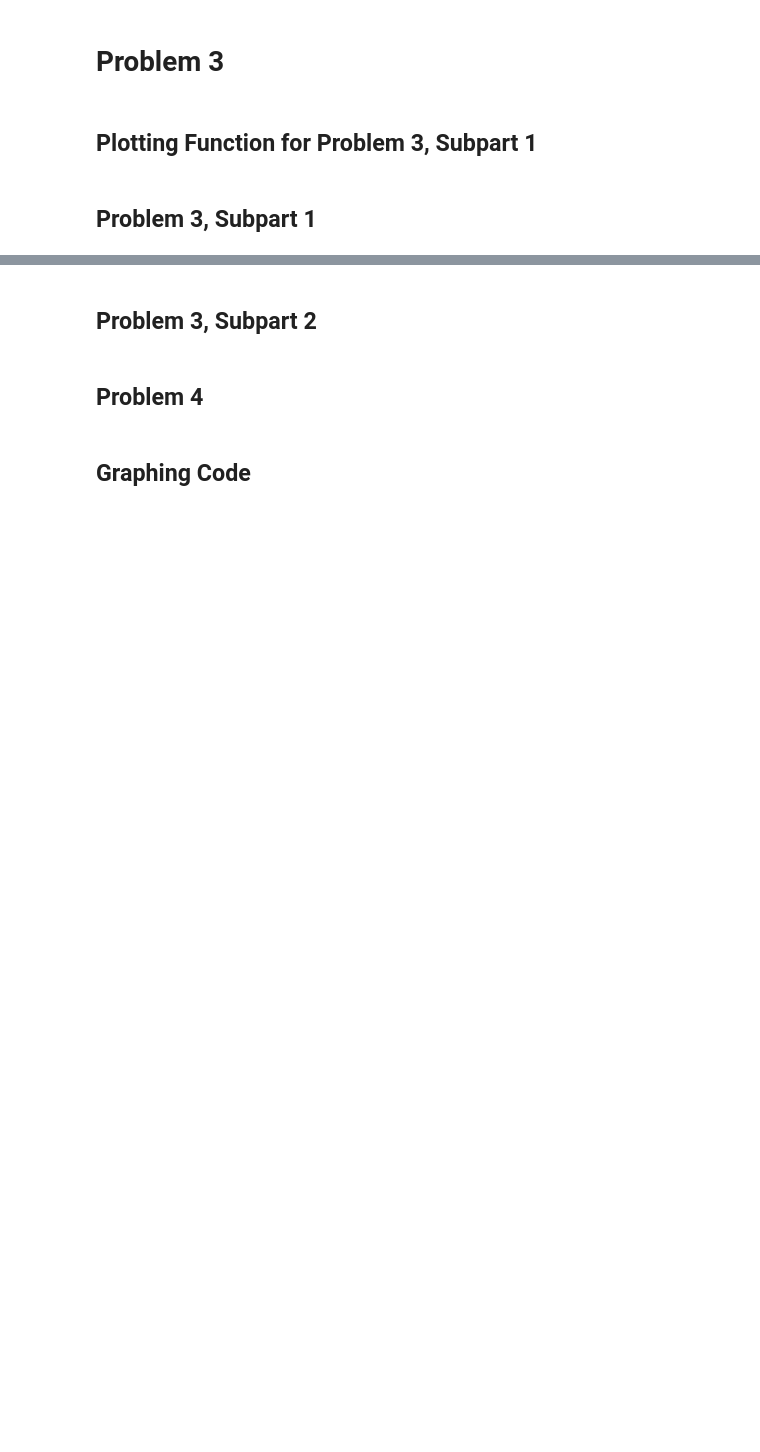
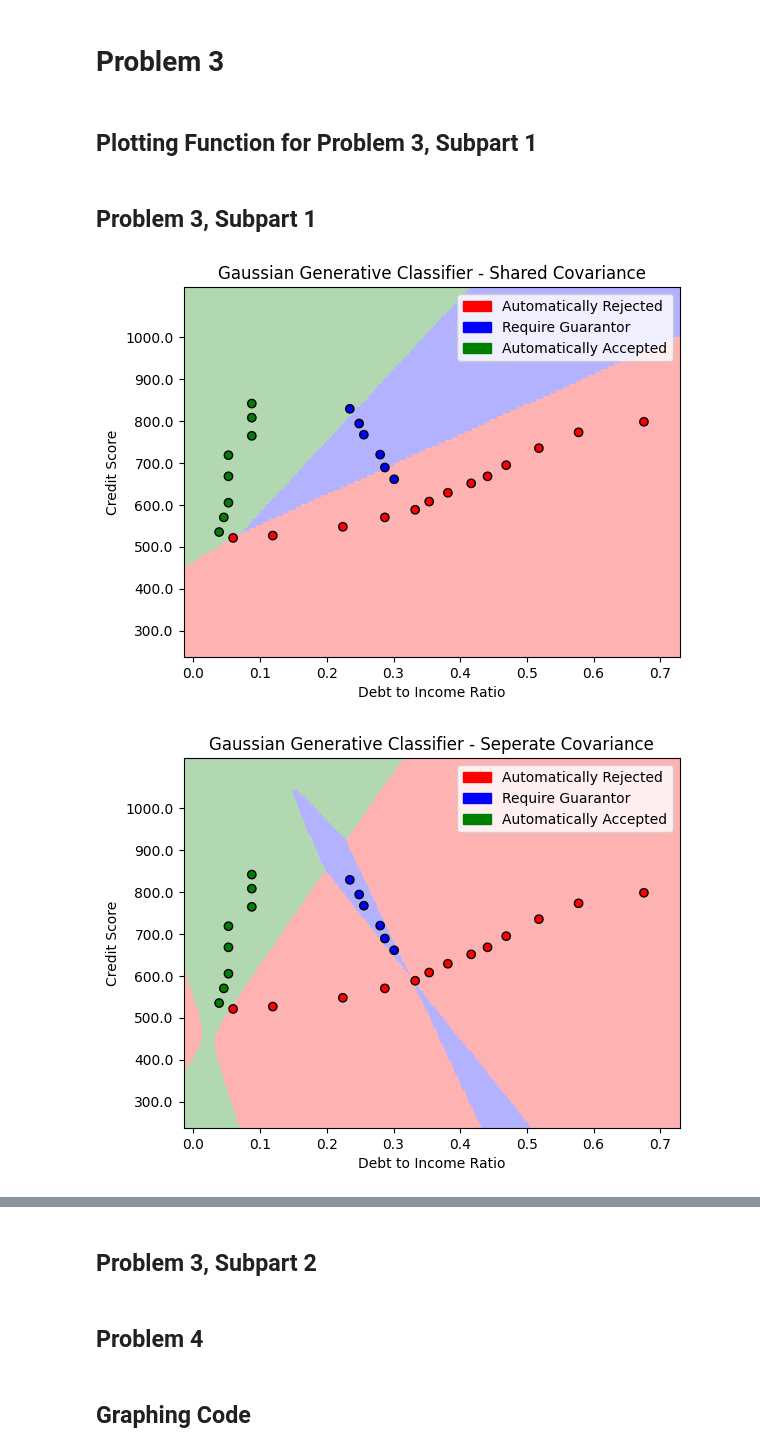
Before and after one commit to veselyo/cs181, a Jupyter notebook: hw2/hw2_release.ipynb, the cells around one changed output, grey strips where cells are left out. Drawn from its saved outputs; the diff is of its cells as text; code cells hidden in the pictures; blank space fills up the shorter version.

```diff
--- a/hw2/hw2_release.ipynb
+++ b/hw2/hw2_release.ipynb
@@ -514,8 +533,7 @@ def phi(X):
     :return: a 2D array in which each row corresponds to a basis transformation of
              an input value. Shape should be (n x 2)
     """
-    # YOUR CODE HERE
-    pass
+    return np.column_stack([np.log(X[:, 0] + 10), X[:, 1] ** 2])
 # %% [markdown]
 ## Plotting Function for Problem 3, Subpart 1
 # %%
@@ -579,0 +593,34 @@ pass
+# %%
+# Fit models and visualize their decision boundaries
+
+# a)
+guassian_generative_shared = GaussianGenerativeModel(is_shared_covariance=True)
+guassian_generative_shared.fit(X_applicants, y_applicants)
+visualize_boundary(guassian_generative_shared, X_applicants, y_applicants, 'Gaussian Generative Classifier - Shared Covariance')
+
+# b)
+guassian_generative_seperate = GaussianGenerativeModel(is_shared_covariance=False)
+guassian_generative_seperate.fit(X_applicants, y_applicants)
+visualize_boundary(guassian_generative_seperate, X_applicants, y_applicants, 'Gaussian Generative Classifier - Seperate Covariance')
+
+# c)
+softmax_reg = SoftmaxRegression(eta=0.001, lam=0.001)
+softmax_reg.fit(X_applicants, y_applicants)
+visualize_boundary(softmax_reg, X_applicants, y_applicants, 'Softmax Regression')
+
+# d)
+softmax_reg_mapped = SoftmaxRegression(eta=0.001, lam=0.001)
+softmax_reg_mapped.fit(phi(X_applicants), y_applicants)
+visualize_boundary(softmax_reg_mapped, X_applicants, y_applicants, 'Softmax Regression - Feature Map', basis=phi)
+
+# e)
+knn1 = KNNClassifier(k=1)
+knn1.fit(X_applicants, y_applicants)
+visualize_boundary(knn1, X_applicants, y_applicants, 'KNN Classifier - k = 1')
+
+knn5 = KNNClassifier(k=5)
+knn5.fit(X_applicants, y_applicants)
+visualize_boundary(knn5, X_applicants, y_applicants, 'KNN Classifier - k = 5')
+# %% [output]
+[figure, added]
+[figure, added]
```
Also changed, not shown: parts of 7 cells of this notebook, 9 other files.
